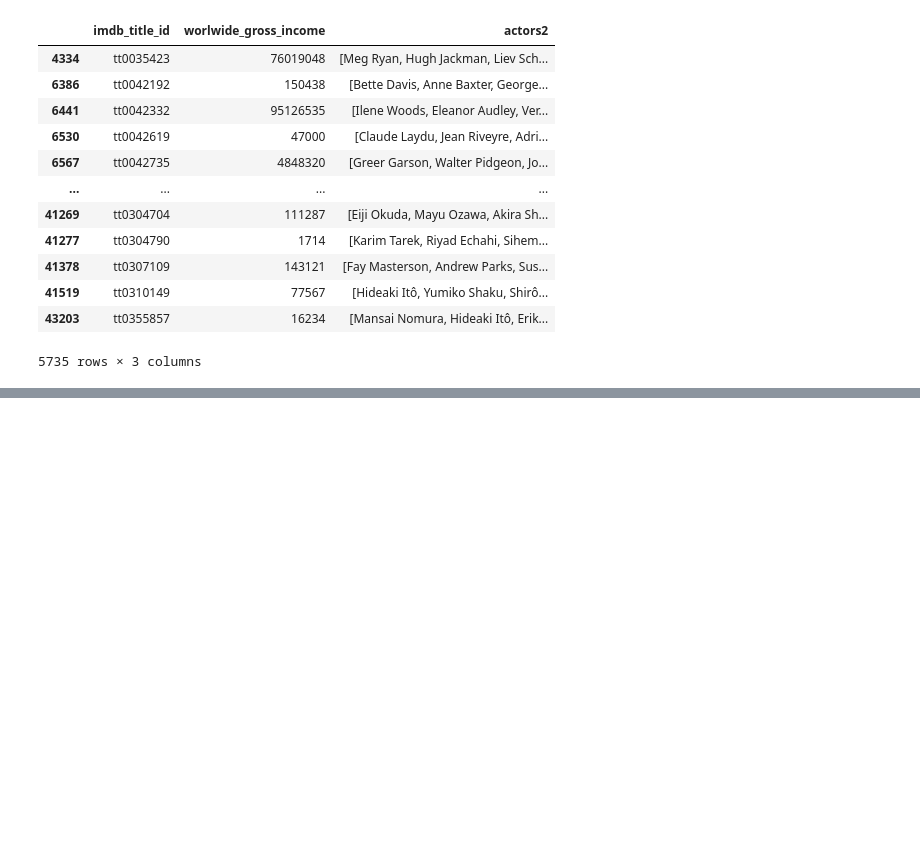
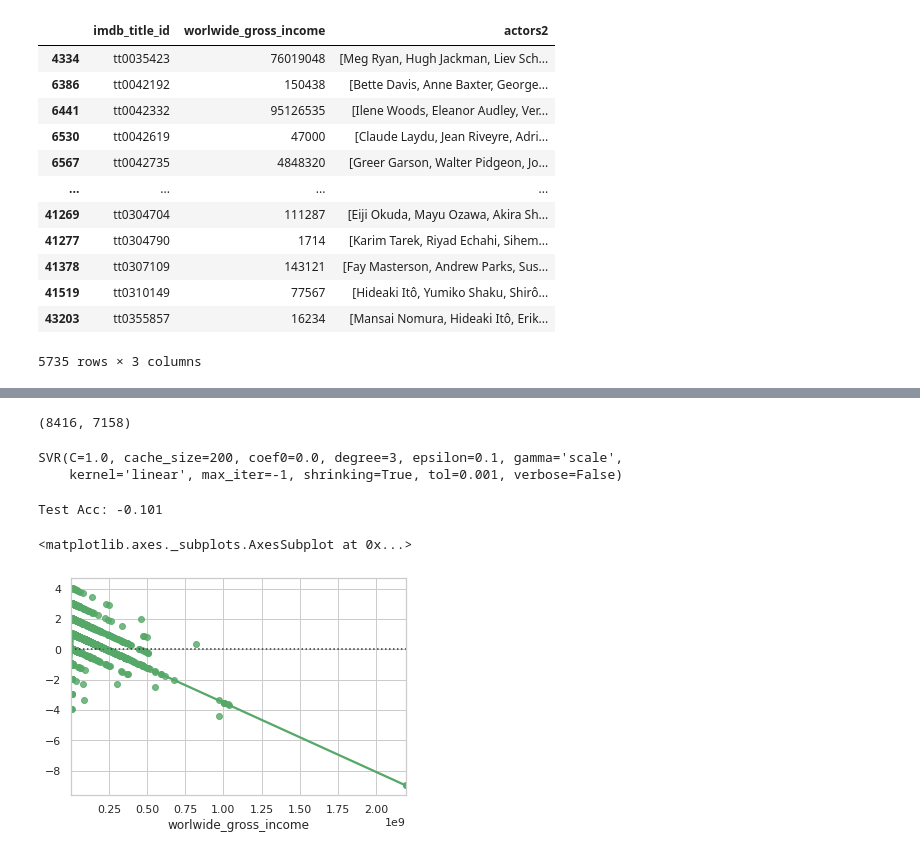
Before and after one commit to eliot1335/Final-Project, a Jupyter notebook: ETL_Ian.ipynb, the cells around one changed output, grey strips where cells are left out. Saved outputs shown, nothing was run; the diff lists cells and outputs as text; code cells hidden in the pictures; blank space fills up the shorter version.

Commit message:
added svm regression model and plot

```diff
--- a/ETL_Ian.ipynb
+++ b/ETL_Ian.ipynb
@@ -201,3 +209,5 @@ WA
 # %%
 X = y_one_hot
 y = WA['worlwide_gross_income']
+# %%
+y = y.astype(np.int)
@@ -203,0 +229,4 @@ y = WA['worlwide_gross_income']
+# %%
+X.shape
+# %% [output]
+(8416, 7158)
@@ -228 +357,28 @@ print(f"Testing Score: {testing_score}")
+# %%
+from sklearn.svm import SVR
+model = SVR(kernel='linear')
+model.fit(X_train, y_train)
+# %% [output]
+SVR(C=1.0, cache_size=200, coef0=0.0, degree=3, epsilon=0.1, gamma='scale',
+    kernel='linear', max_iter=-1, shrinking=True, tol=0.001, verbose=False)
+# %%
+print('Test Acc: %.3f' % model.score(X_test, y_test))
+# %% [output]
+Test Acc: -0.101
+# %%
+import seaborn as sns
+sns.set_theme(style="whitegrid")
+
+# Make an example dataset with y ~ x
+# rs = np.random.RandomState(7)
+predictions2 = model.predict(X_train)
+# predictions = classifier.predict(X_test)
+x = y_train
+y = predictions2
+
+# Plot the residuals after fitting a linear model
+sns.residplot(x=x, y=y, lowess=True, color="g")
+# %% [output]
+<matplotlib.axes._subplots.AxesSubplot at 0x...>
+[figure, added]
 # %%
```
Also changed, not shown: parts of 35 cells of this notebook.
